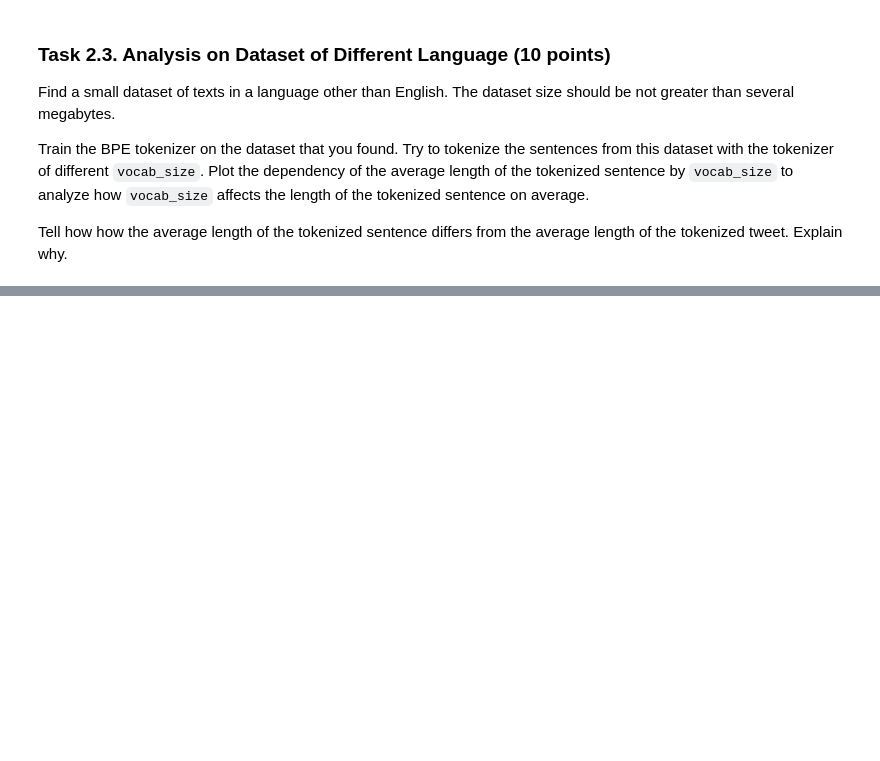
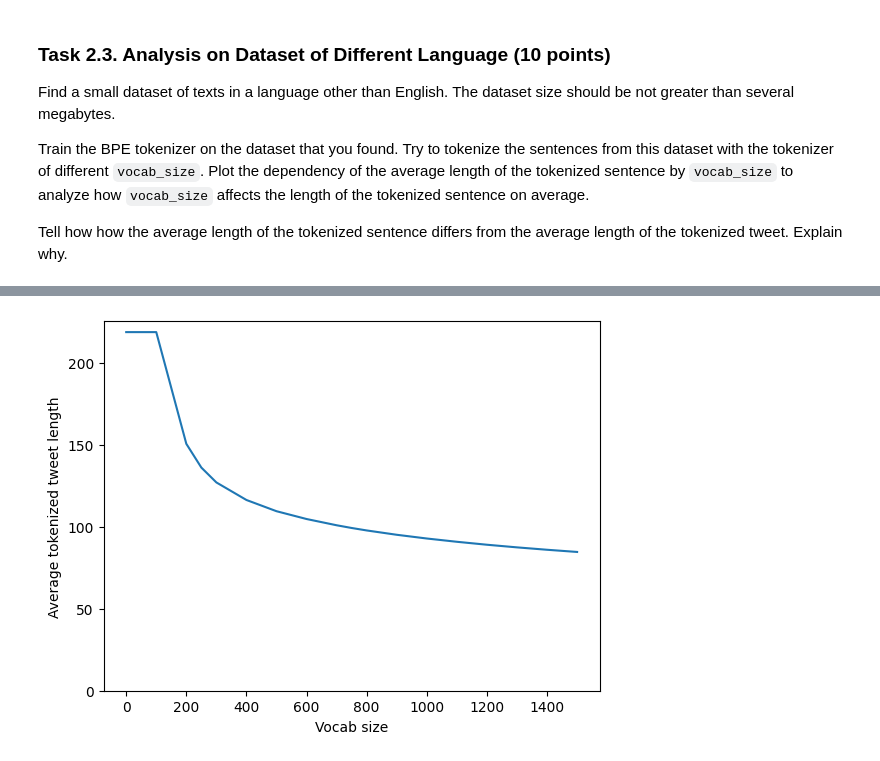
Before and after one commit to BatyshchevKirill/nlp-assignments, a Jupyter notebook: Assignment1/Assignment1.ipynb, the cells around one changed output, grey strips where cells are left out. Drawn from its saved outputs; the diff is of its cells as text; code cells hidden in the pictures; blank space fills up the shorter version.

```diff
--- a/Assignment1/Assignment1.ipynb
+++ b/Assignment1/Assignment1.ipynb
@@ -141,0 +231,6 @@ class BPETokenizer:
+# %%
+corpus = ["low low low low low lowest lowest newer newer newer newer newer newer wider wider wider new new"]
+bpe = BPETokenizer(8 + len(set(corpus[0])))
+bpe.train(corpus)
+
+print(bpe.tokenize("newer lower"))
@@ -157,0 +301,4 @@ Tell how how the average length of the tokenized sentence differs from the avera
+# %%
+with open("preprocessed.txt", "r") as f:
+    corpus = f.readlines()
+len(corpus)
@@ -157,0 +307,11 @@ Tell how how the average length of the tokenized sentence differs from the avera
+# %%
+ave_lengths = []
+
+for s in sizes:
+    print("Training for size", s)
+    bpe = BPETokenizer(s)
+    bpe.train(corpus)
+    sm = 0
+    for tweet in corpus:
+        sm += len(bpe.tokenize(tweet))
+    ave_lengths.append(sm / len(corpus))
@@ -157,0 +337,10 @@ Tell how how the average length of the tokenized sentence differs from the avera
+# %%
+import matplotlib.pyplot as plt
+
+plt.plot(sizes, ave_lengths)
+plt.xlabel("Vocab size")
+plt.ylabel("Average tokenized tweet length")
+plt.yticks(range(0, 250, 50))
+plt.show()
+# %% [output]
+[figure, added]
```
Also changed, not shown: parts of 15 cells of this notebook.
